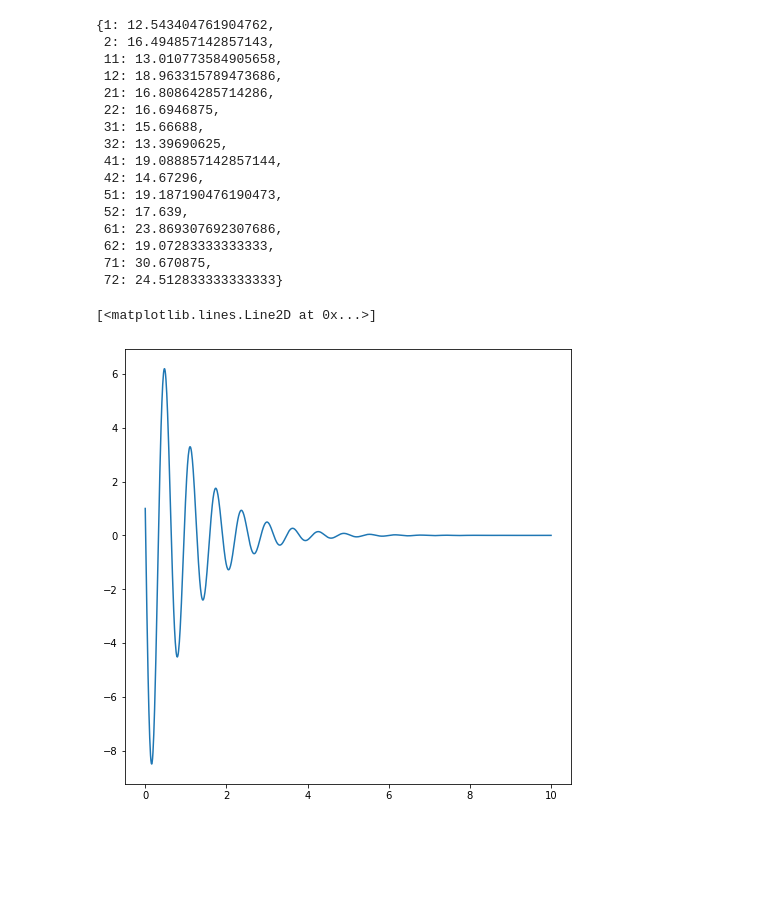
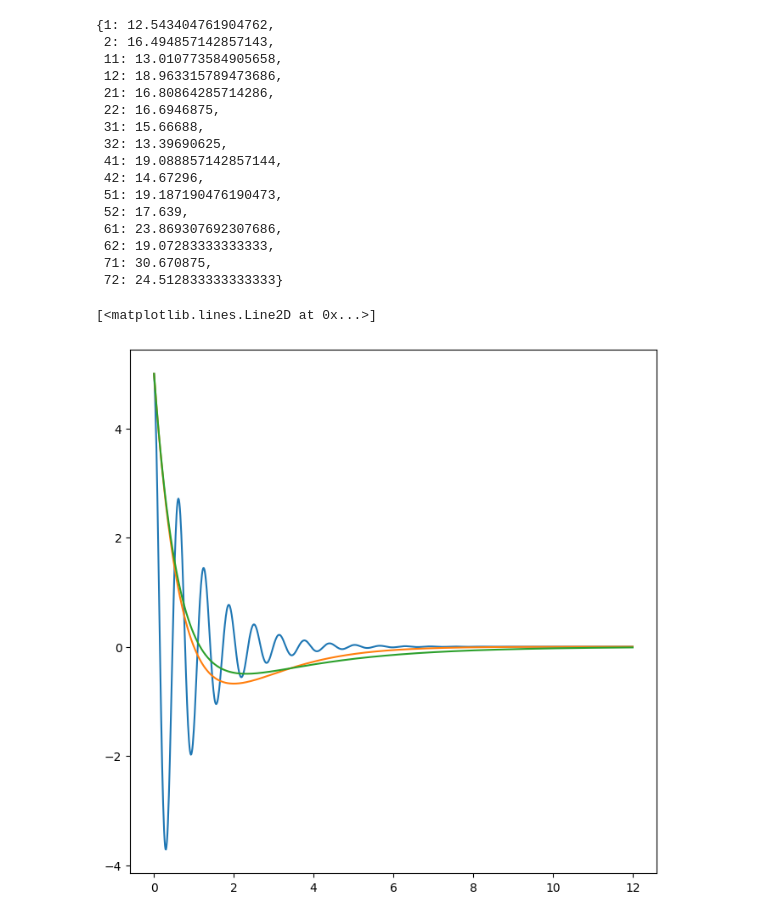
Before and after one commit to shingotabuchi/LbmSwimmer2D, a Jupyter notebook: Assets/Scripts/Neural/Data/analysis.ipynb, the cells around one changed output. Saved outputs shown, nothing was run; the diff lists cells and outputs as text; code cells hidden in the pictures; blank space fills up the shorter version.

```diff
--- a/Assets/Scripts/Neural/Data/analysis.ipynb
+++ b/Assets/Scripts/Neural/Data/analysis.ipynb
@@ -197,12 +197,16 @@ def convergetime(dt,omega0,gamma,initVel,initPos):
         if np.abs(pos) <= 0.1 and np.abs(vel) <= 0.1:
             return t
         t += dt
-# %%
-t = np.linspace(0,10,1000)
-plt.plot(t,occilation_pos(t,10,1,-100,1))
-# %% [output]
-[<matplotlib.lines.Line2D at 0x...>]
-[figure, removed]
+# %%
+t = np.linspace(0,12,1000)
+# plt.plot(t,occilation_pos(t,0.5,5,-20,5))
+# plt.plot(t,occilation_pos(t,1,5,-20,5))
+plt.plot(t,occilation_pos(t,10,1,-10,5))
+plt.plot(t,occilation_pos(t,1,1,-10,5))
+plt.plot(t,occilation_pos(t,0.8,1,-10,5))
+# %% [output]
+[<matplotlib.lines.Line2D at 0x...>]
+[figure, added]
 # %%
 from matplotlib import cm
 omega0 = 1.0
```
Also changed, not shown: parts of 2 cells of this notebook.
